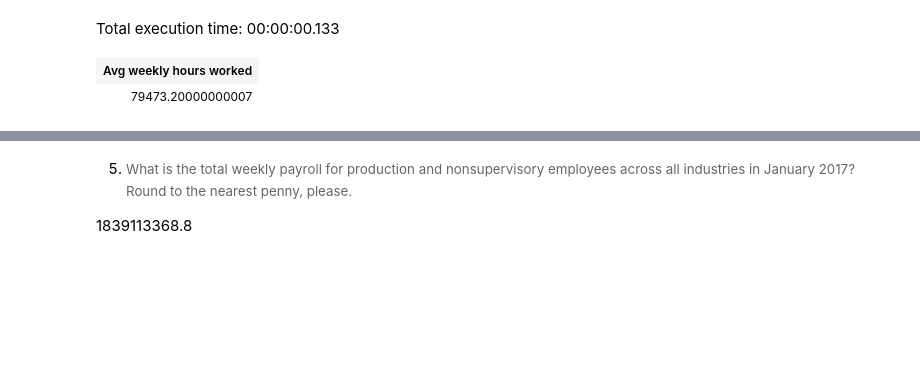
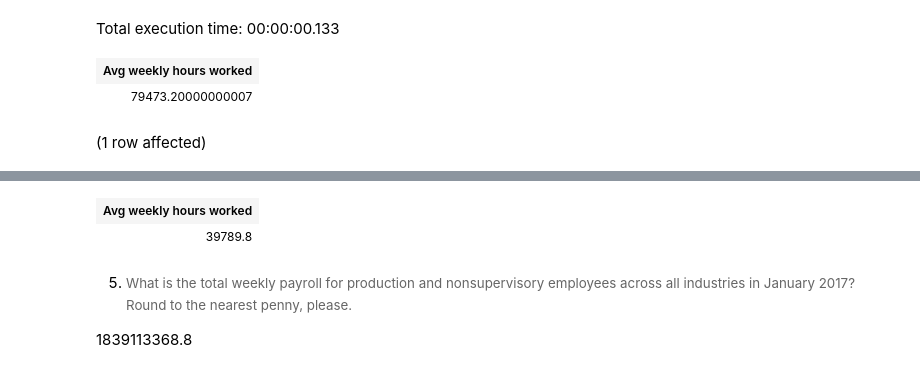
Before and after one commit to boroshs/Assignment3_9to5, a Jupyter notebook: 9to5.ipynb, the cells around one changed output, grey strips where cells are left out. Cells and saved outputs as stored; diff of their text form; code cells hidden in the pictures; blank space fills up the shorter version.

```diff
--- a/9to5.ipynb
+++ b/9to5.ipynb
@@ -309,3 +318,9 @@ WHERE series_title LIKE 'average weekly hours%production%employees'
 Total execution time: 00:00:00.133
 | Avg weekly hours worked |
 | 79473.20000000007 |
+# %%
+-- SELECT SUM([value]) AS 'Avg weekly hours worked'
+-- FROM annual_2016 LEFT JOIN series ON annual_2016.series_id = series.series_id
+-- WHERE series_title LIKE 'average weekly hours%production%employees'
+# %% [output]
+(1 row affected)
@@ -312,3 +328,5 @@ Total execution time: 00:00:00.133
+| Avg weekly hours worked |
+| 39789.8 |
 # %% [markdown]
 5. <span style="background-color: rgb(255, 255, 255); font-size: 10pt; white-space: pre-wrap; color: rgb(102, 102, 102); font-family: Arvo, serif;">What is the total weekly payroll for production and nonsupervisory employees across all industries in January 2017? Round to the nearest penny, please.</span>
 
```
Also changed, not shown: parts of 5 cells of this notebook.
